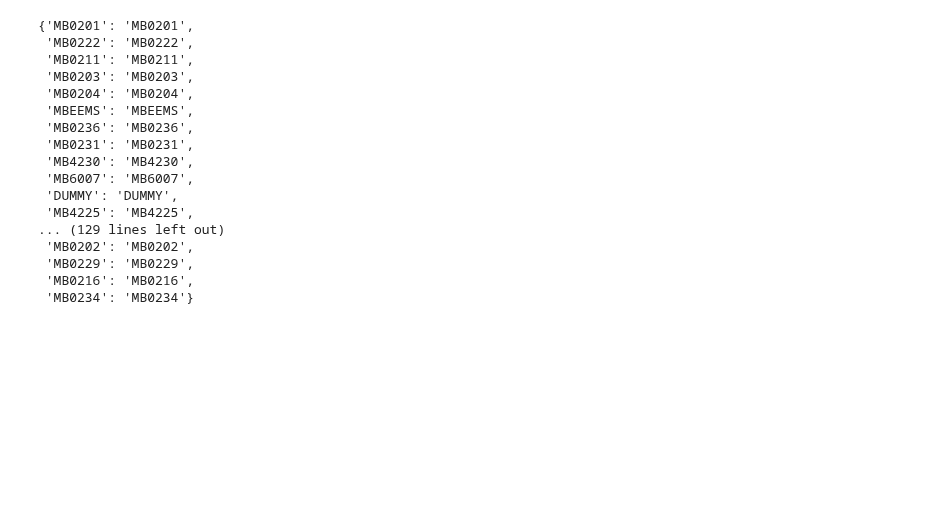
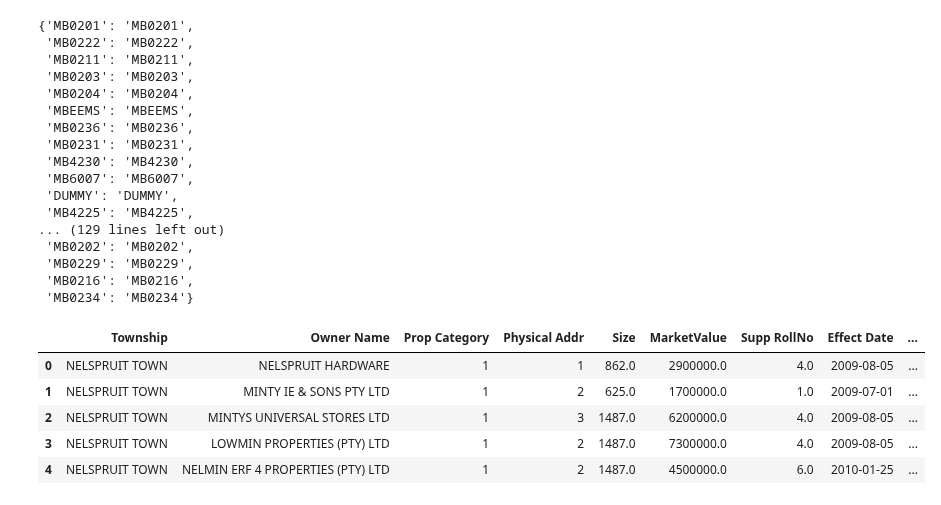
Before and after one commit to BongumusaSizwe/DAE_PROJECT, a Jupyter notebook: mini_project/Houses/project.ipynb, the cells around one changed output. Drawn from its saved outputs; the diff is of its cells as text; code cells hidden in the pictures; blank space fills up the shorter version.

```diff
--- a/mini_project/Houses/project.ipynb
+++ b/mini_project/Houses/project.ipynb
@@ -612,3 +612,11 @@ df_clean['Meter Book'] = df_clean['Meter Book'].apply(cleanup_meter)
 df_clean = df_clean[df_clean['Meter Book'].notna()]
 # %%
 ##Updated clean dataframe
+df_clean.head(5)
+# %% [output]
+|  | Township | Owner Name | Prop Category | Physical Addr | Size | MarketValue | Supp RollNo | Effect Date | ... |
+| 0 | NELSPRUIT TOWN | NELSPRUIT HARDWARE | 1 | 1 | 862.0 | 2900000.0 | 4.0 | 2009-08-05 | ... |
+| 1 | NELSPRUIT TOWN | MINTY IE & SONS PTY LTD | 1 | 2 | 625.0 | 1700000.0 | 1.0 | 2009-07-01 | ... |
+| 2 | NELSPRUIT TOWN | MINTYS UNIVERSAL STORES LTD | 1 | 3 | 1487.0 | 6200000.0 | 4.0 | 2009-08-05 | ... |
+| 3 | NELSPRUIT TOWN | LOWMIN PROPERTIES (PTY) LTD | 1 | 2 | 1487.0 | 7300000.0 | 4.0 | 2009-08-05 | ... |
+| 4 | NELSPRUIT TOWN | NELMIN ERF 4 PROPERTIES (PTY) LTD | 1 | 2 | 1487.0 | 4500000.0 | 6.0 | 2010-01-25 | ... |
```
